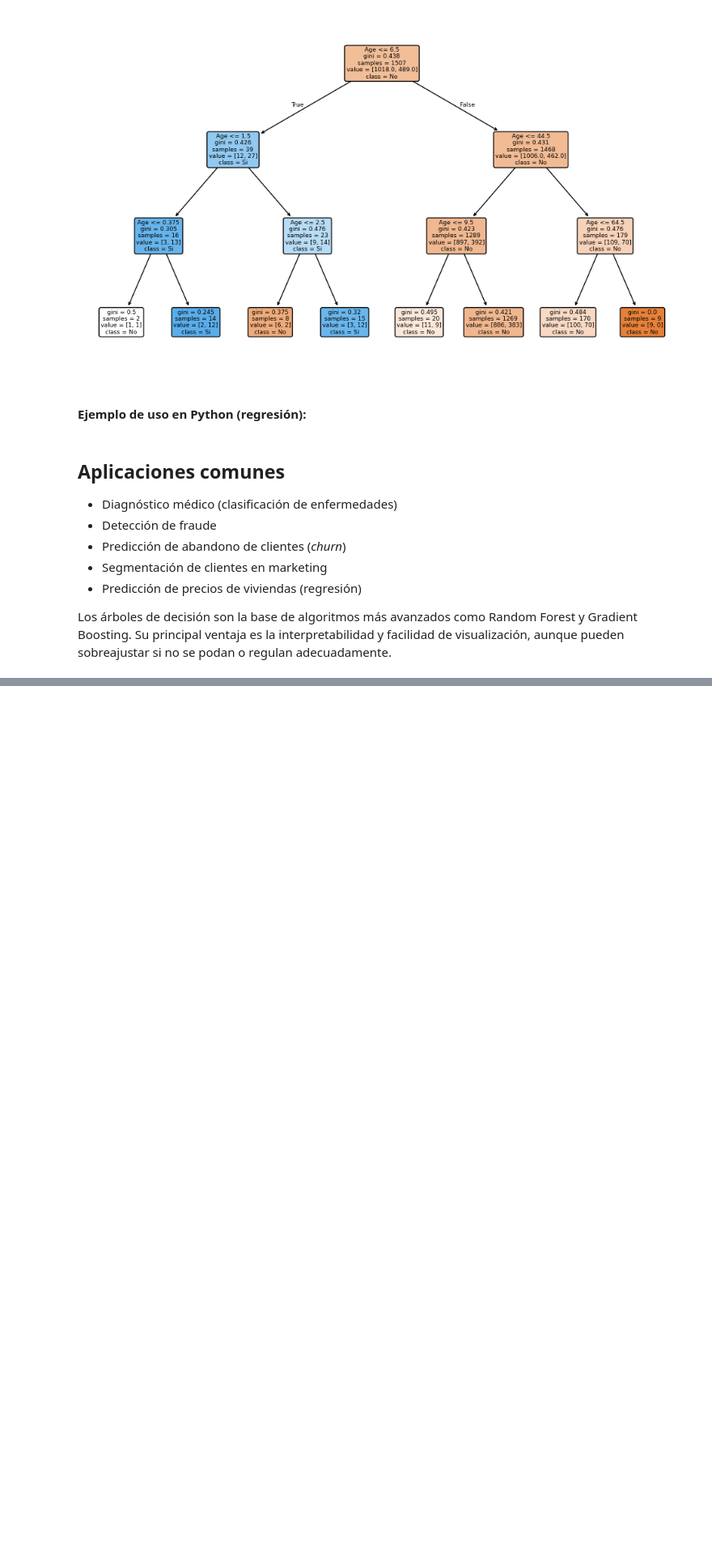
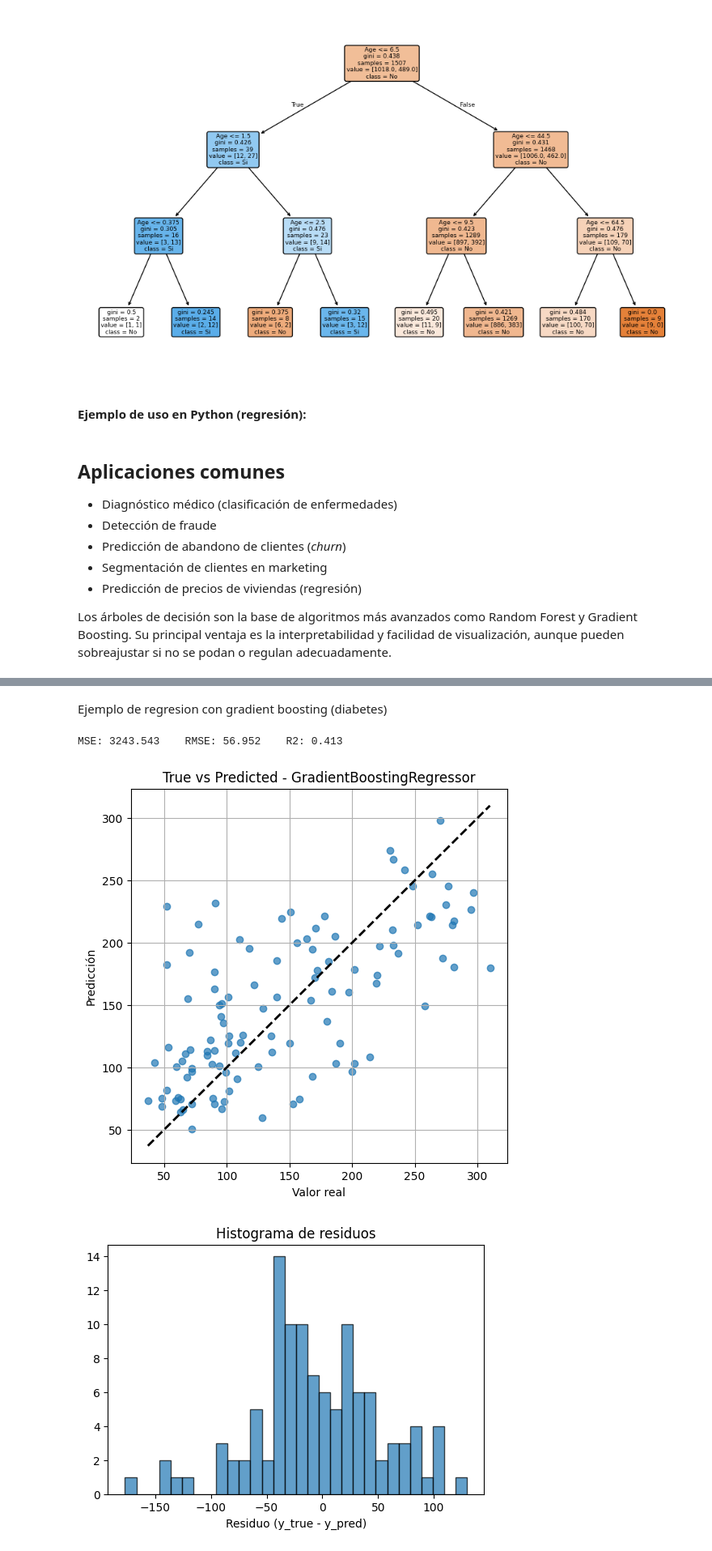
Before and after one commit to paranedagarcia/Cienciadedatos, a Jupyter notebook: 6.Aprendizaje supervisado/Arboles.ipynb, the cells around one changed output, grey strips where cells are left out. Shown at 81% size. Drawn from its saved outputs; the diff is of its cells as text; code cells hidden in the pictures; blank space fills up the shorter version.

```diff
--- a/6.Aprendizaje supervisado/Arboles.ipynb
+++ b/6.Aprendizaje supervisado/Arboles.ipynb
@@ -209,0 +536,70 @@ Los árboles de decisión son la base de algoritmos más avanzados como Random F
+# %% [markdown]
+Ejemplo de regresion con gradient boosting (diabetes)
+# %%
+from sklearn.datasets import load_diabetes
+from sklearn.ensemble import GradientBoostingRegressor
+from sklearn.model_selection import train_test_split
+from sklearn.preprocessing import StandardScaler
+from sklearn.metrics import mean_squared_error, r2_score
+import numpy as np
+import pandas as pd
+
+# Ejemplo completo de regresión con Gradient Boosting (sklearn) usando el dataset "diabetes"
+import matplotlib.pyplot as plt
+
+# Cargar datos
+data = load_diabetes()
+X = data.data
+y = data.target
+feature_names = data.feature_names
+
+# División train/test
+X_train, X_test, y_train, y_test = train_test_split(X, y, test_size=0.25, random_state=42)
+
+# Escalado de características (recomendado)
+scaler = StandardScaler()
+X_train_s = scaler.fit_transform(X_train)
+X_test_s = scaler.transform(X_test)
+
+# Definir y entrenar el modelo Gradient Boosting (regresión)
+gb = GradientBoostingRegressor(n_estimators=300, learning_rate=0.05, max_depth=3, random_state=42)
+gb.fit(X_train_s, y_train)
+
+# Predicción y métricas
+y_pred = gb.predict(X_test_s)
+mse = mean_squared_error(y_test, y_pred)
+rmse = np.sqrt(mse)
+r2 = r2_score(y_test, y_pred)
+print(f"MSE: {mse:.3f}    RMSE: {rmse:.3f}    R2: {r2:.3f}")
+
+# Gráfica: True vs Predicted
+plt.figure(figsize=(6,6))
+plt.scatter(y_test, y_pred, alpha=0.7)
+plt.plot([y_test.min(), y_test.max()], [y_test.min(), y_test.max()], 'k--', lw=2)
+plt.xlabel("Valor real")
+plt.ylabel("Predicción")
+plt.title("True vs Predicted - GradientBoostingRegressor")
+plt.grid(True)
+plt.show()
+
+# Histograma de residuos
+residuals = y_test - y_pred
+plt.figure(figsize=(6,4))
+plt.hist(residuals, bins=30, edgecolor='k', alpha=0.7)
+plt.xlabel("Residuo (y_true - y_pred)")
+plt.title("Histograma de residuos")
+plt.show()
+
+# Importancias de características
+fi = gb.feature_importances_
+fi_series = pd.Series(fi, index=feature_names).sort_values(ascending=True)
+plt.figure(figsize=(8,5))
+fi_series.plot.barh()
+plt.title("Importancia de características - GradientBoostingRegressor")
+plt.xlabel("Importancia")
+plt.tight_layout()
+plt.show()
+# %% [output]
+MSE: 3243.543    RMSE: 56.952    R2: 0.413
+[figure, added]
+[figure, added]
```
Also changed, not shown: parts of 15 cells of this notebook.
